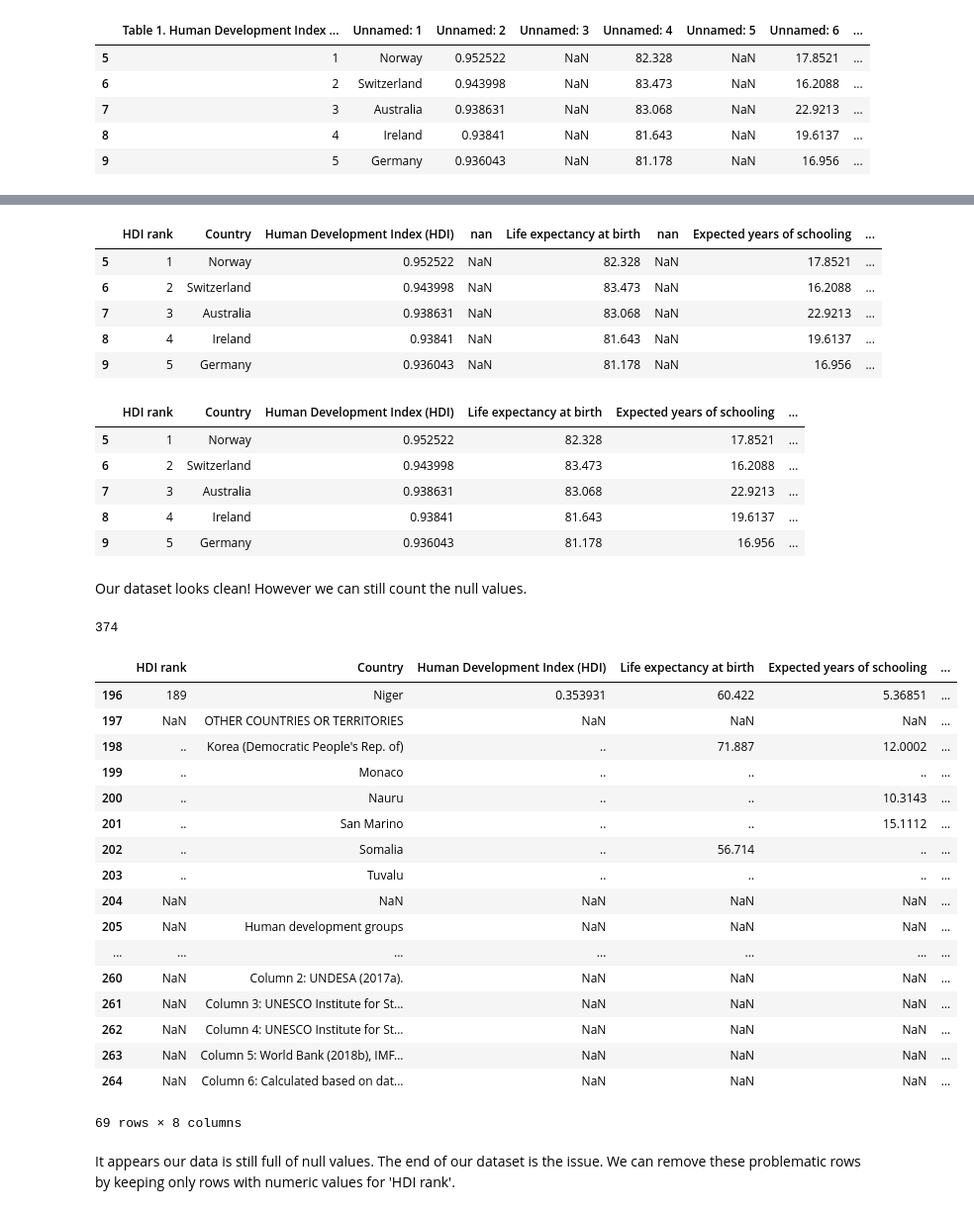
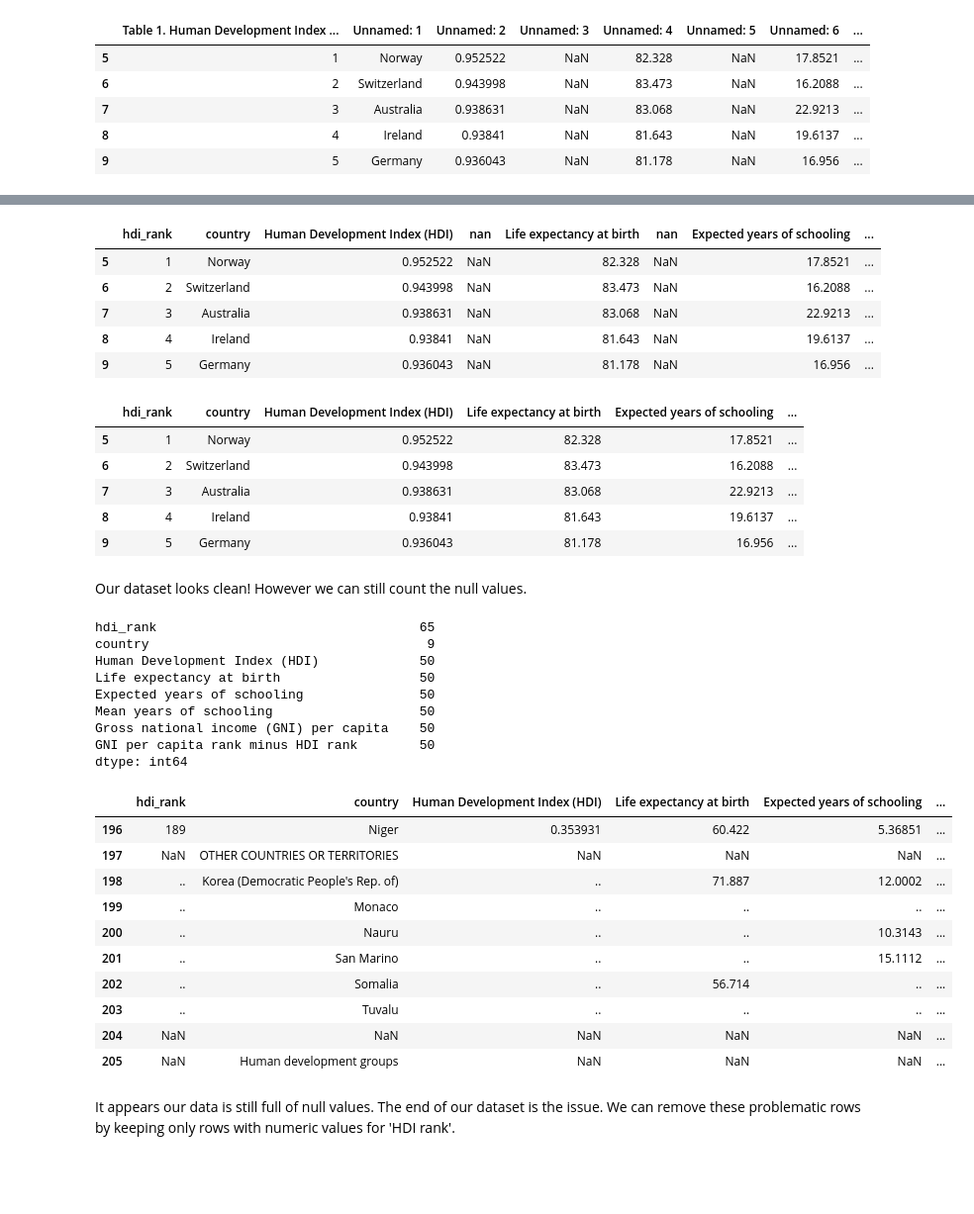
Before and after one commit to CiaranCurran/COMP30760, a Jupyter notebook: undp.ipynb, the cells around one changed output, grey strips where cells are left out. Shown at 99% size. Cells and saved outputs as stored; diff of their text form; code cells hidden in the pictures; blank space fills up the shorter version.

```diff
--- a/undp.ipynb
+++ b/undp.ipynb
@@ -57,4 +68,4 @@ headers
 # %%
-headers[0] = "HDI rank"
-headers[1] = "Country"
+headers[0] = "hdi_rank"
+headers[1] = "country"
 # %%
@@ -62,7 +74,7 @@ data.columns = headers[:14] #here we give a slice of the headers list as we have
 # %%
 data.head()
 # %% [output]
-|  | HDI rank | Country | Human Development Index (HDI) | nan | Life expectancy at birth | nan | Expected years of schooling | ... |
+|  | hdi_rank | country | Human Development Index (HDI) | nan | Life expectancy at birth | nan | Expected years of schooling | ... |
 | 5 | 1 | Norway | 0.952522 | NaN | 82.328 | NaN | 17.8521 | ... |
 | 6 | 2 | Switzerland | 0.943998 | NaN | 83.473 | NaN | 16.2088 | ... |
 | 7 | 3 | Australia | 0.938631 | NaN | 83.068 | NaN | 22.9213 | ... |
@@ -72,7 +84,7 @@ data.head()
 data = data.loc[:, data.columns.notnull()]
 data.head()
 # %% [output]
-|  | HDI rank | Country | Human Development Index (HDI) | Life expectancy at birth | Expected years of schooling | ... |
+|  | hdi_rank | country | Human Development Index (HDI) | Life expectancy at birth | Expected years of schooling | ... |
 | 5 | 1 | Norway | 0.952522 | 82.328 | 17.8521 | ... |
 | 6 | 2 | Switzerland | 0.943998 | 83.473 | 16.2088 | ... |
 | 7 | 3 | Australia | 0.938631 | 83.068 | 22.9213 | ... |
@@ -81,13 +93,21 @@ data.head()
 # %% [markdown]
 Our dataset looks clean! However we can still count the null values.
 # %%
-data.isnull().sum().sum()
+data.isnull().sum()
 # %% [output]
-374
+hdi_rank                                  65
+country                                    9
+Human Development Index (HDI)             50
+Life expectancy at birth                  50
+Expected years of schooling               50
+Mean years of schooling                   50
+Gross national income (GNI) per capita    50
+GNI per capita rank minus HDI rank        50
+dtype: int64
 # %%
-data.tail(69)
+data.tail(69).head(10)
 # %% [output]
-|  | HDI rank | Country | Human Development Index (HDI) | Life expectancy at birth | Expected years of schooling | ... |
+|  | hdi_rank | country | Human Development Index (HDI) | Life expectancy at birth | Expected years of schooling | ... |
 | 196 | 189 | Niger | 0.353931 | 60.422 | 5.36851 | ... |
 | 197 | NaN | OTHER COUNTRIES OR TERRITORIES | NaN | NaN | NaN | ... |
 | 198 | .. | Korea (Democratic People's Rep. of) | .. | 71.887 | 12.0002 | ... |
@@ -98,13 +118,6 @@ data.tail(69)
 | 203 | .. | Tuvalu | .. | .. | .. | ... |
 | 204 | NaN | NaN | NaN | NaN | NaN | ... |
 | 205 | NaN | Human development groups | NaN | NaN | NaN | ... |
-| ... | ... | ... | ... | ... | ... | ... |
-| 260 | NaN | Column 2: UNDESA (2017a). | NaN | NaN | NaN | ... |
-| 261 | NaN | Column 3: UNESCO Institute for St... | NaN | NaN | NaN | ... |
-| 262 | NaN | Column 4: UNESCO Institute for St... | NaN | NaN | NaN | ... |
-| 263 | NaN | Column 5: World Bank (2018b), IMF... | NaN | NaN | NaN | ... |
-| 264 | NaN | Column 6: Calculated based on dat... | NaN | NaN | NaN | ... |
-69 rows × 8 columns
 # %% [markdown]
 It appears our data is still full of null values. The end of our dataset is the issue. We can remove these problematic rows by keeping only rows with numeric values for 'HDI rank'.
 # %%
```
Also changed, not shown: parts of 46 cells of this notebook.
